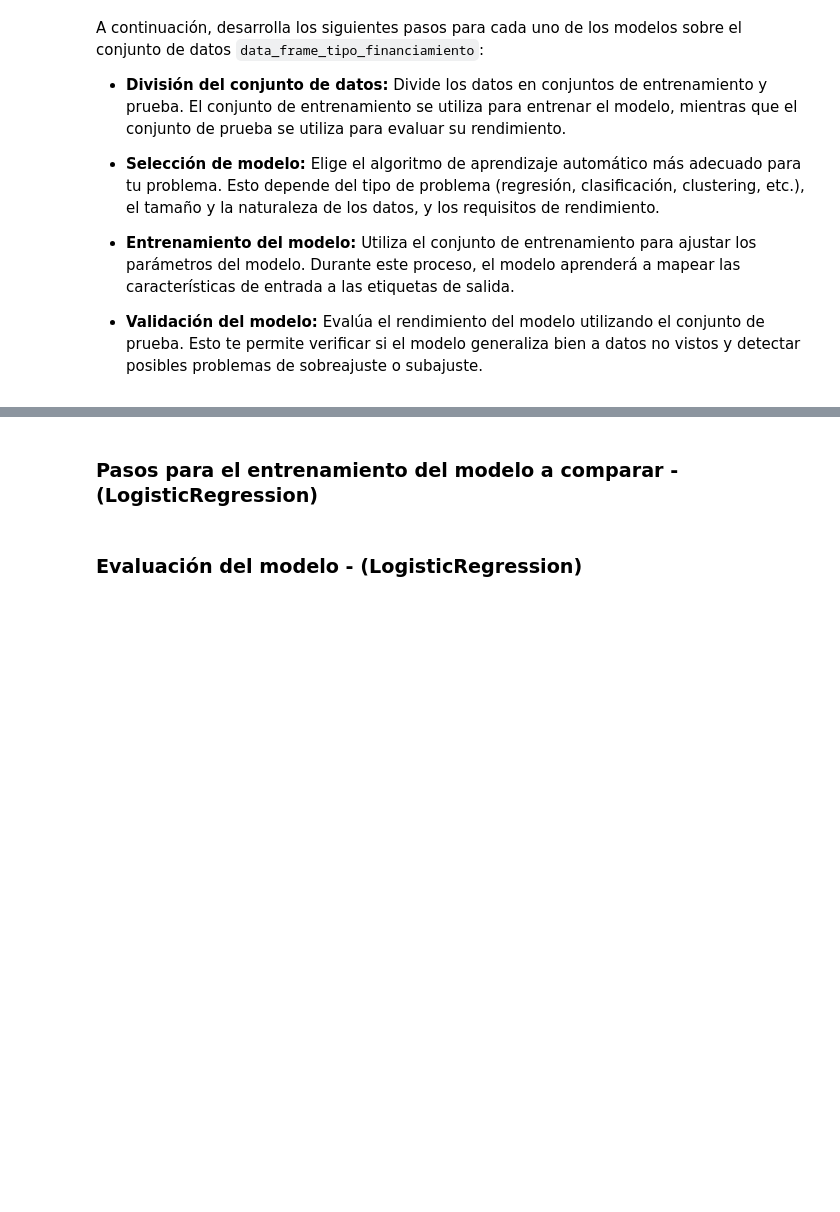
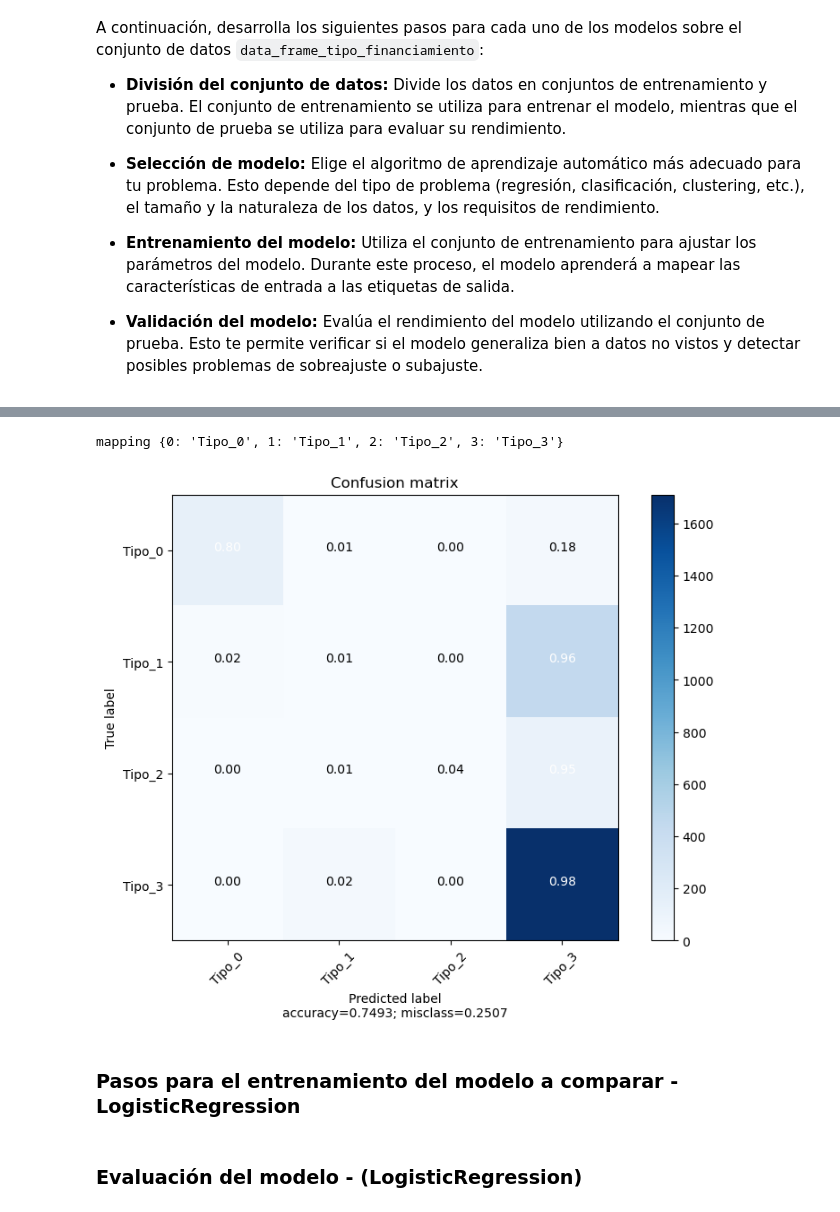
Before and after one commit to irina-yakovleva/python_b2_edp_uoc, a Jupyter notebook: python_b2_proyecto_final.ipynb, the cells around one changed output, grey strips where cells are left out. Cells and saved outputs as stored; diff of their text form; code cells hidden in the pictures; blank space fills up the shorter version.

```diff
--- a/python_b2_proyecto_final.ipynb
+++ b/python_b2_proyecto_final.ipynb
@@ -2385,5 +2628,18 @@ A continuación, desarrolla los siguientes pasos para cada uno de los modelos so
+# %%
+# Plot confusion matrix using plot_confusion_matrix
+# Primero creo la matriz de confusión
+cm = confusion_matrix(y_test, y_pred)
+
+# Creo el mapeo de clases necesario para la función
+mapping = {0: 'Tipo_0', 1: 'Tipo_1', 2: 'Tipo_2', 3: 'Tipo_3'}
+
+# Ahora uso la función con la matriz creada
+plot_confusion_matrix(cm, mapping=mapping)
+# %% [output]
+mapping {0: 'Tipo_0', 1: 'Tipo_1', 2: 'Tipo_2', 3: 'Tipo_3'}
+[figure, added]
 # %% [markdown]
-### **Pasos para el entrenamiento del modelo  a comparar - (LogisticRegression)**
+### **Pasos para el entrenamiento del modelo  a comparar - LogisticRegression**
 # %%
 # Load your dataset
 # Assuming your data is stored in a DataFrame called 'data_frame_tipo_financiamiento'
```
Also changed, not shown: parts of 54 cells of this notebook, 1 other file.
